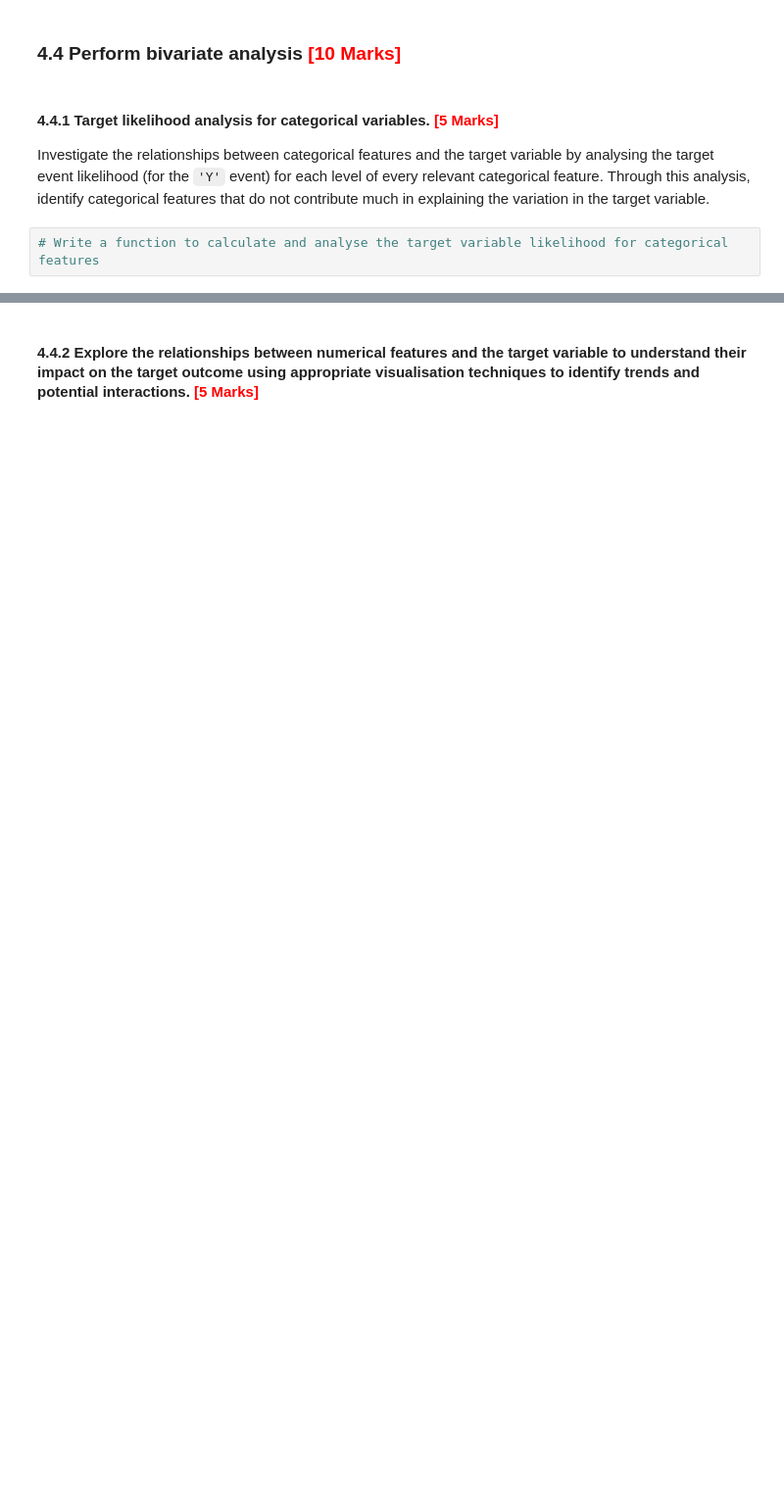
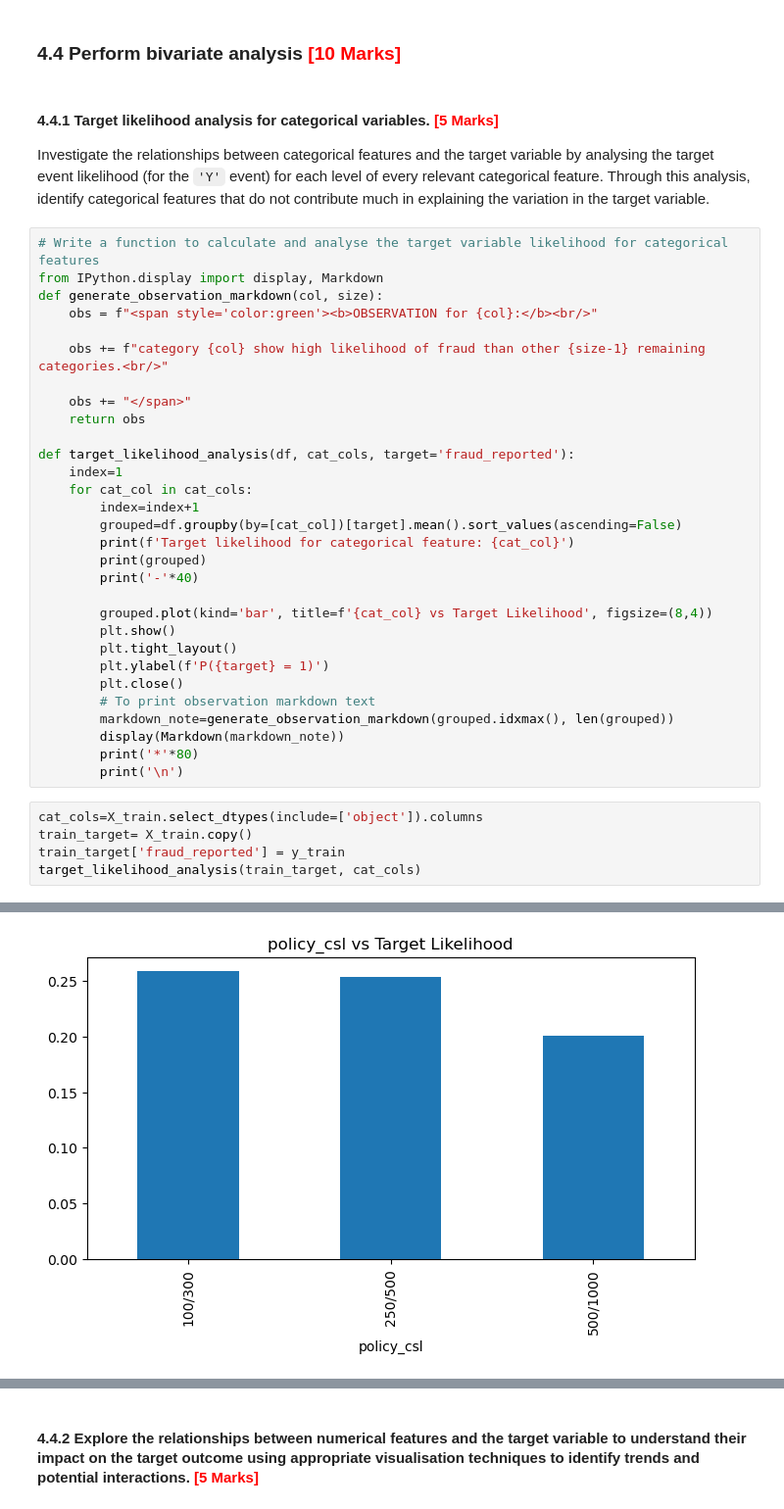
Before and after one commit to sunilkumarrudragada/Fraudulent_Claim_Detection, a Jupyter notebook: fraudulent_Claim_Detection.ipynb, the cells around one changed output, grey strips where cells are left out. Shown at 98% size. Drawn from its saved outputs; the diff is of its cells as text; blank space fills up the shorter version.

```diff
--- a/fraudulent_Claim_Detection.ipynb
+++ b/fraudulent_Claim_Detection.ipynb
@@ -664,5 +707,39 @@ Examine the distribution of the target variable to identify potential class imba
 # %% [markdown]
 #### **4.4.1** Target likelihood analysis for categorical variables. <font color="red">[5 Marks]</font>
 Investigate the relationships between categorical features and the target variable by analysing the target event likelihood (for the `'Y'` event) for each level of every relevant categorical feature. Through this analysis, identify categorical features that do not contribute much in explaining the variation in the target variable.
-# %%
-# Write a function to calculate and analyse the target variable likelihood for categorical features
+# %%
+# Write a function to calculate and analyse the target variable likelihood for categorical features
+from IPython.display import display, Markdown
+def generate_observation_markdown(col, size):
+    obs = f"<span style='color:green'><b>OBSERVATION for {col}:</b><br/>"
+
+    obs += f"category {col} show high likelihood of fraud than other {size-1} remaining categories.<br/>"
+
+    obs += "</span>"
+    return obs
+
+def target_likelihood_analysis(df, cat_cols, target='fraud_reported'):
+    index=1
+    for cat_col in cat_cols:
+        index=index+1
+        grouped=df.groupby(by=[cat_col])[target].mean().sort_values(ascending=False)
+        print(f'Target likelihood for categorical feature: {cat_col}')
+        print(grouped)
+        print('-'*40)
+
+        grouped.plot(kind='bar', title=f'{cat_col} vs Target Likelihood', figsize=(8,4))
+        plt.show()
+        plt.tight_layout()
+        plt.ylabel(f'P({target} = 1)')
+        plt.close()
+        # To print observation markdown text
+        markdown_note=generate_observation_markdown(grouped.idxmax(), len(grouped))
+        display(Markdown(markdown_note))
+        print('*'*80)
+        print('\n')
+# %%
+cat_cols=X_train.select_dtypes(include=['object']).columns
+train_target= X_train.copy()
+train_target['fraud_reported'] = y_train
+target_likelihood_analysis(train_target, cat_cols)
+# %% [output]
@@ -668,0 +753 @@ Investigate the relationships between categorical features and the target variab
+[figure, added]
```
Also changed, not shown: parts of 10 cells of this notebook.
